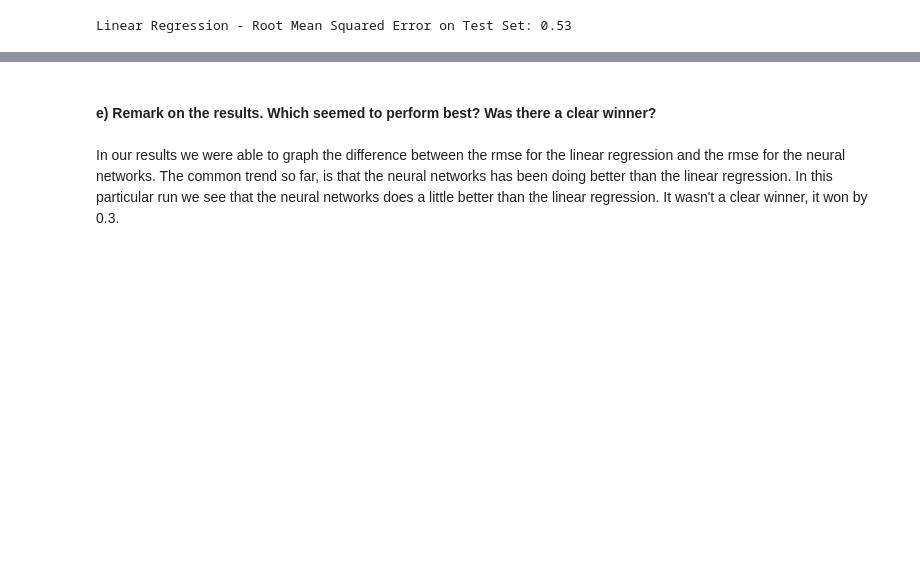
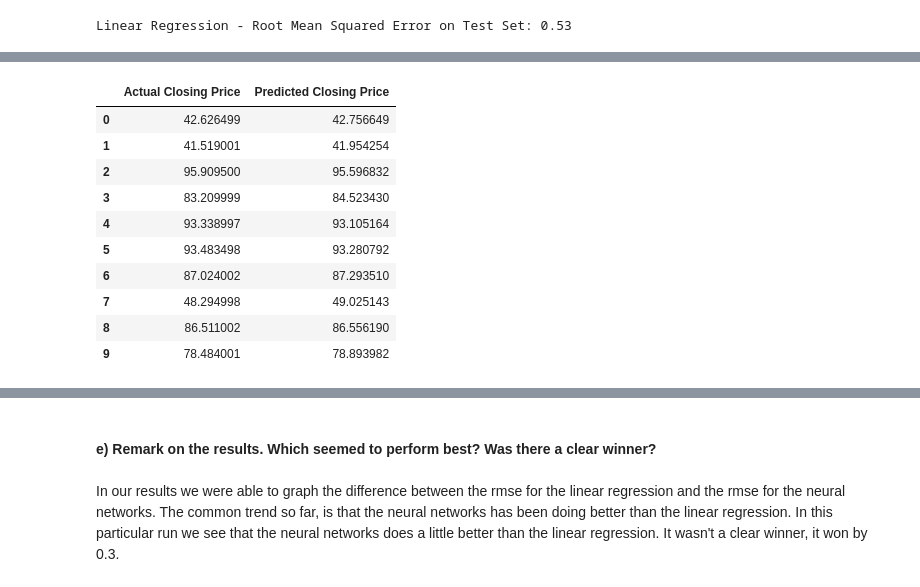
Before and after one commit to jordansar/HW4-Final-MachineLearning, a Jupyter notebook: HW4-Artificial Neural Network.ipynb, the cells around one changed output, grey strips where cells are left out. Cells and saved outputs as stored; diff of their text form; code cells hidden in the pictures; blank space fills up the shorter version.

```diff
--- a/HW4-Artificial Neural Network.ipynb
+++ b/HW4-Artificial Neural Network.ipynb
@@ -292,3 +300,26 @@ Neural Network - Root Mean Squared Error on Test Set: 0.50
+# %%
+
+
+#num_samples_to_display = 10  # Adjust the number of samples to display as needed
+
+actual_and_predicted = pd.DataFrame({
+    'Actual Closing Price': y_test['Close'].head(10).values,
+    'Predicted Closing Price': y_pred2_test.flatten().astype(float)[:10]
+})
+
+actual_and_predicted
+# %% [output]
+|  | Actual Closing Price | Predicted Closing Price |
+| 0 | 42.626499 | 42.756649 |
+| 1 | 41.519001 | 41.954254 |
+| 2 | 95.909500 | 95.596832 |
+| 3 | 83.209999 | 84.523430 |
+| 4 | 93.338997 | 93.105164 |
+| 5 | 93.483498 | 93.280792 |
+| 6 | 87.024002 | 87.293510 |
+| 7 | 48.294998 | 49.025143 |
+| 8 | 86.511002 | 86.556190 |
+| 9 | 78.484001 | 78.893982 |
 # %%
 plt.subplot(1, 2, 2)  # Subplot for RMSE
 plt.bar(['Linear Regression', 'Neural Network'], [rmse1_test, rmse2_test], color=['green', 'teal'])
```
Also changed, not shown: parts of 7 cells of this notebook.
